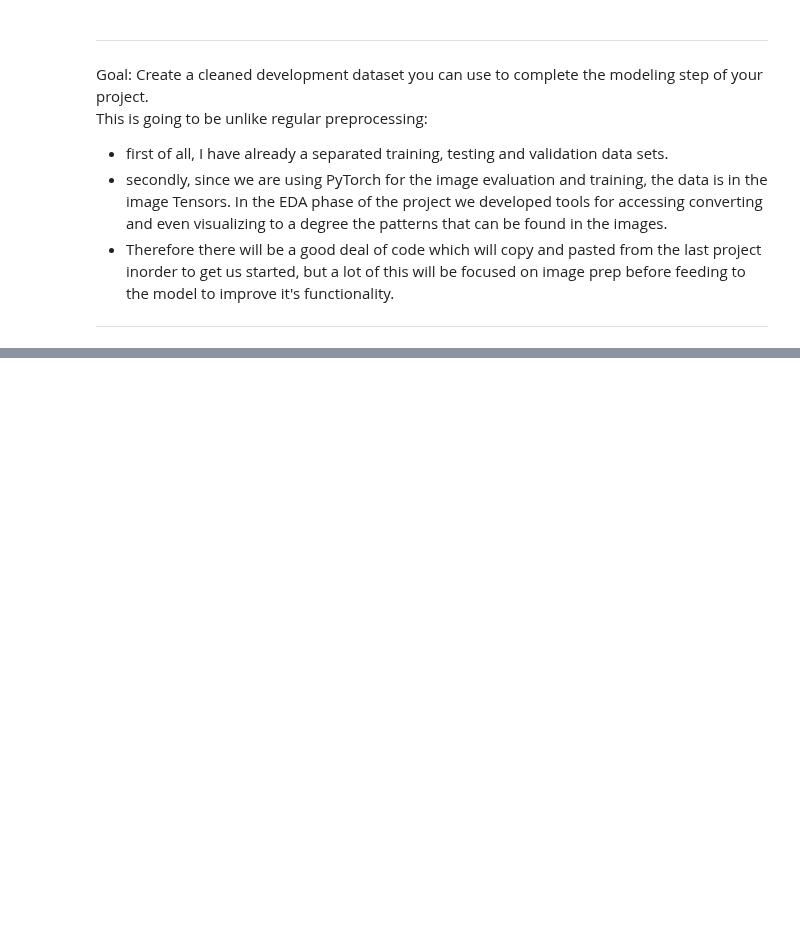
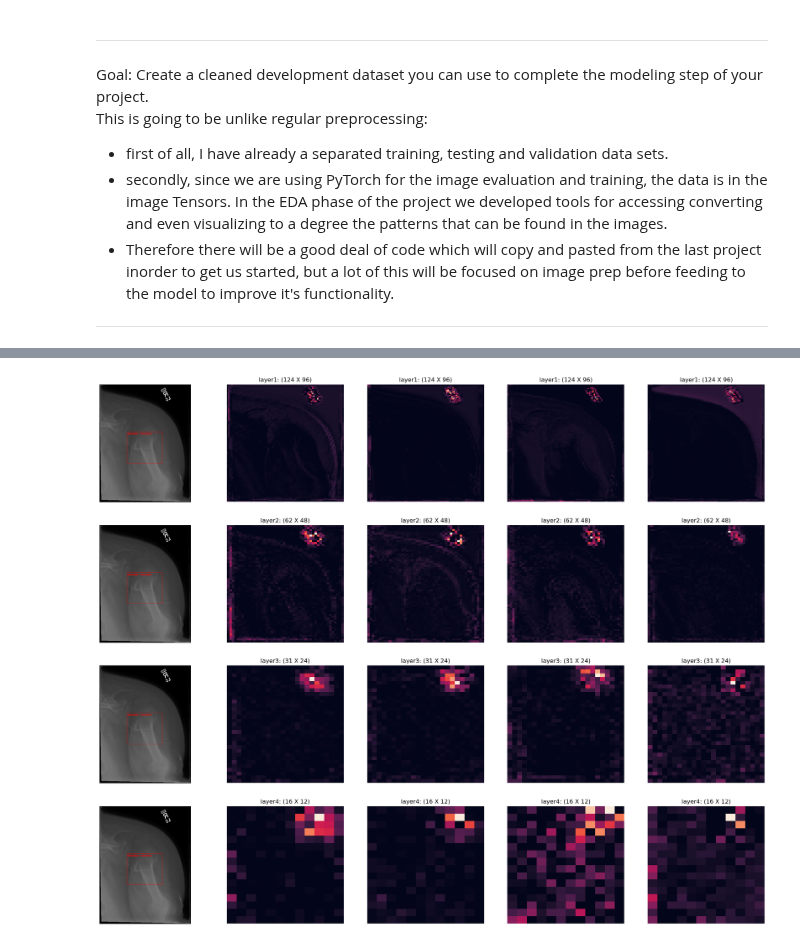
Before and after one commit to vanslykeaudio/SpringBoardDataScience, a Jupyter notebook: Capstone_Project_2/Captsone Project2 - PreProcessing.ipynb, the cells around one changed output, grey strips where cells are left out. Saved outputs shown, nothing was run; the diff lists cells and outputs as text; code cells hidden in the pictures; blank space fills up the shorter version.

```diff
--- a/Capstone_Project_2/Captsone Project2 - PreProcessing.ipynb
+++ b/Capstone_Project_2/Captsone Project2 - PreProcessing.ipynb
@@ -56,0 +384,31 @@ after that I think any other transformations of the image data will be superfluo
+# %%
+# Create a model to evaluate and their respective train_nodes
+m = resnet50()
+train_nodes, eval_nodes = get_graph_node_names(resnet50())
+
+assert ([t == e for t, e in zip(train_nodes, eval_nodes)])
+
+# Nodes to select
+return_nodes = {
+    # node_name: user-specified key for output dict
+    'layer1': 'layer1',
+    'layer2': 'layer2',
+    'layer3': 'layer3',
+    'layer4': 'layer4',
+}
+
+# Create a feature extractor
+feat_ext = create_feature_extractor(m, return_nodes=return_nodes)
+# %%
+# Test feature extractor
+rands = rands = np.random.randint(len(tnsor_train), size=1)
+img = transforms.functional.convert_image_dtype(tnsor_train.get_image(rands[0]), dtype=torch.uint8)
+with torch.no_grad():
+    out = feat_ext(img.unsqueeze(0).float())
+display_features(img=img,
+                 return_nodes=return_nodes,
+                 out=out,
+                 tensor=tnsor_train,
+                 tensor_index=rands[0])
+# %% [output]
+[figure, added]
```
Also changed, not shown: parts of 8 cells of this notebook.
